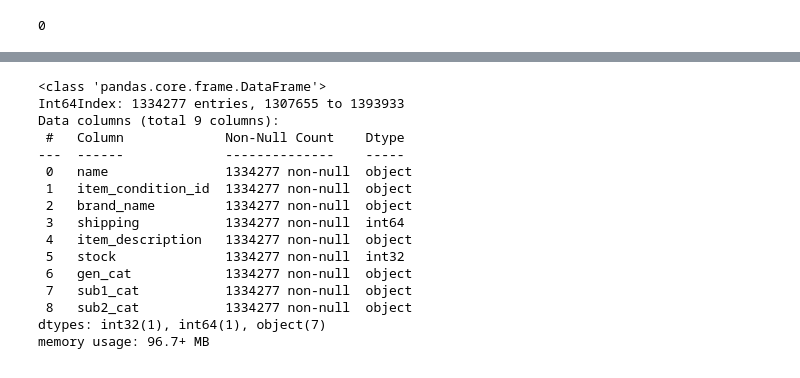
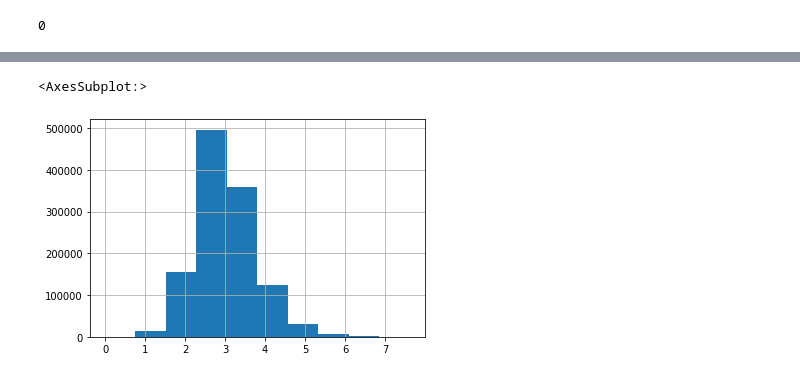
Before and after one commit to anachavesv8/Bootcamp_Blue, a Jupyter notebook: Modelo.ipynb, the cells around one changed output, grey strips where cells are left out. Saved outputs shown, nothing was run; the diff lists cells and outputs as text; code cells hidden in the pictures.

```diff
--- a/Modelo.ipynb
+++ b/Modelo.ipynb
@@ -171,19 +176,0 @@ Xtrain.drop("date", axis=1, inplace=True)
-# %%
-Xtrain.info()
-# %% [output]
-<class 'pandas.core.frame.DataFrame'>
-Int64Index: 1334277 entries, 1307655 to 1393933
-Data columns (total 9 columns):
- #   Column             Non-Null Count    Dtype
----  ------             --------------    -----
- 0   name               1334277 non-null  object
- 1   item_condition_id  1334277 non-null  object
- 2   brand_name         1334277 non-null  object
- 3   shipping           1334277 non-null  int64
- 4   item_description   1334277 non-null  object
- 5   stock              1334277 non-null  int32
- 6   gen_cat            1334277 non-null  object
- 7   sub1_cat           1334277 non-null  object
- 8   sub2_cat           1334277 non-null  object
-dtypes: int32(1), int64(1), object(7)
-memory usage: 96.7+ MB
@@ -190,3 +181,12 @@ memory usage: 96.7+ MB
+# %%
+#Normalizando, com log, o target (price), foi realizado de forma separada para nao terem dados vazados.
+
+ytrain =  np.log1p(ytrain)
+yval =  np.log1p(yval)
+ytrain.hist()
+# %% [output]
+<AxesSubplot:>
+[figure, added]
 # %%
 Xtrain.head()
 # %% [output]
```
Also changed, not shown: parts of 25 cells of this notebook, 1 other file.
